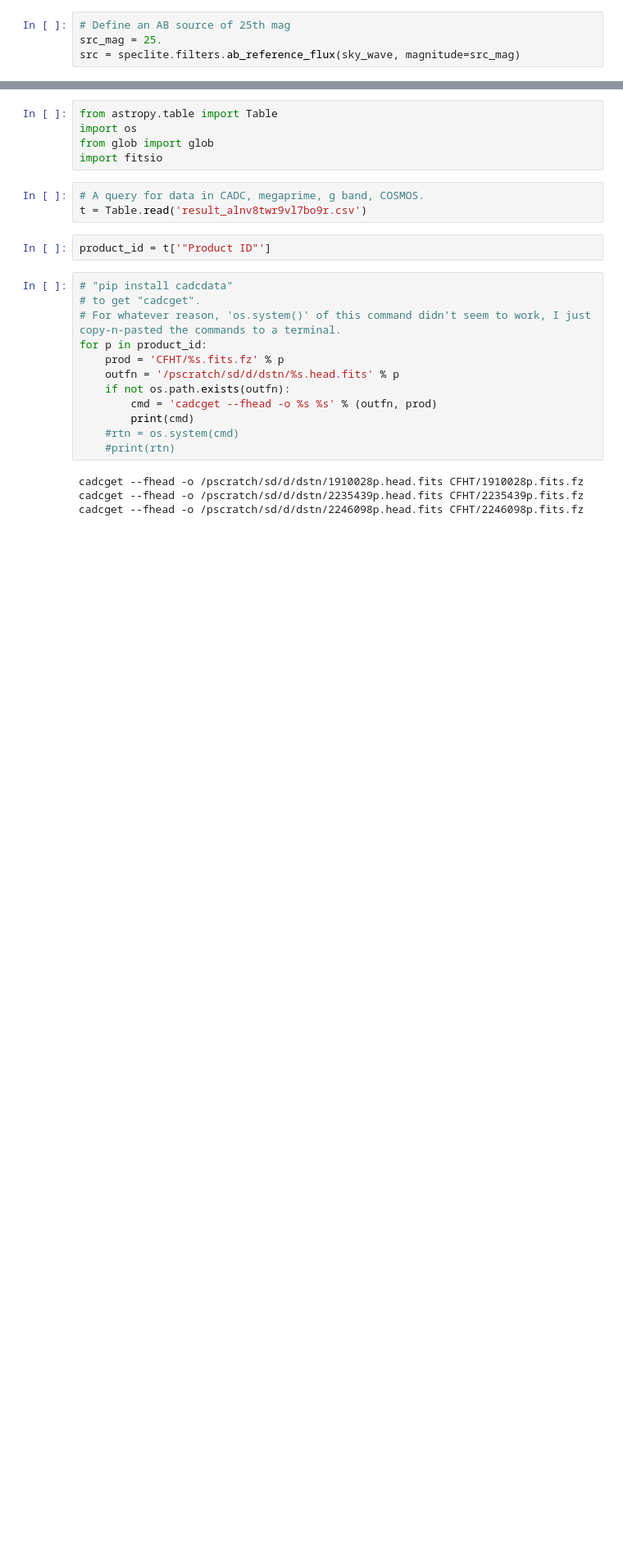
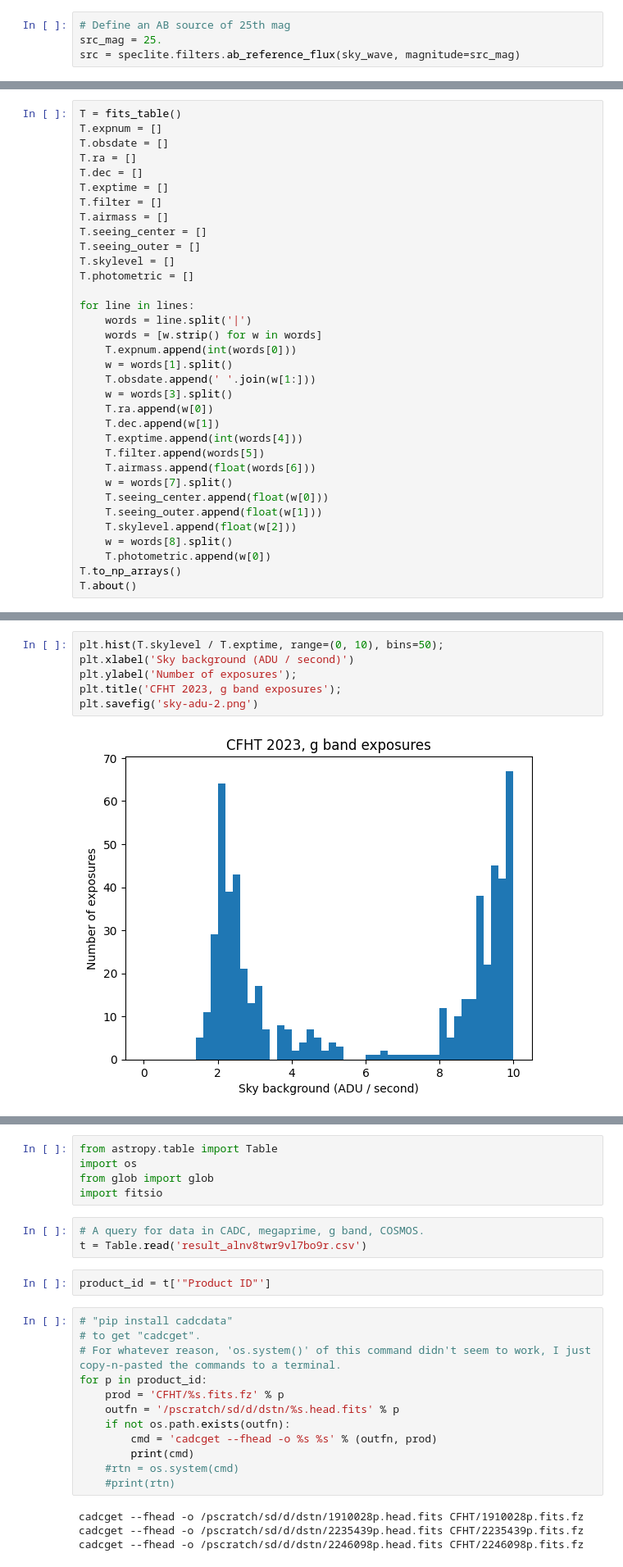
Before and after one commit to dstndstn/cfht-etc, a Jupyter notebook: cfht-exptime.ipynb, the cells around one changed output, grey strips where cells are left out. Shown at 82% size. Cells and saved outputs as stored; diff of their text form; blank space fills up the shorter version.

```diff
--- a/cfht-exptime.ipynb
+++ b/cfht-exptime.ipynb
@@ -451,0 +475,34 @@ Source photon rate: 6.905 e-/sec/pixel
+# %%
+T = fits_table()
+T.expnum = []
+T.obsdate = []
+T.ra = []
+T.dec = []
+T.exptime = []
+T.filter = []
+T.airmass = []
+T.seeing_center = []
+T.seeing_outer = []
+T.skylevel = []
+T.photometric = []
+
+for line in lines:
+    words = line.split('|')
+    words = [w.strip() for w in words]
+    T.expnum.append(int(words[0]))
+    w = words[1].split()
+    T.obsdate.append(' '.join(w[1:]))
+    w = words[3].split()
+    T.ra.append(w[0])
+    T.dec.append(w[1])
+    T.exptime.append(int(words[4]))
+    T.filter.append(words[5])
+    T.airmass.append(float(words[6]))
+    w = words[7].split()
+    T.seeing_center.append(float(w[0]))
+    T.seeing_outer.append(float(w[1]))
+    T.skylevel.append(float(w[2]))
+    w = words[8].split()
+    T.photometric.append(w[0])
+T.to_np_arrays()
+T.about()
@@ -451,0 +550,8 @@ Source photon rate: 6.905 e-/sec/pixel
+# %%
+plt.hist(T.skylevel / T.exptime, range=(0, 10), bins=50);
+plt.xlabel('Sky background (ADU / second)')
+plt.ylabel('Number of exposures');
+plt.title('CFHT 2023, g band exposures');
+plt.savefig('sky-adu-2.png')
+# %% [output]
+[figure, added]
```
Also changed, not shown: parts of 20 cells of this notebook, 3 other files.
